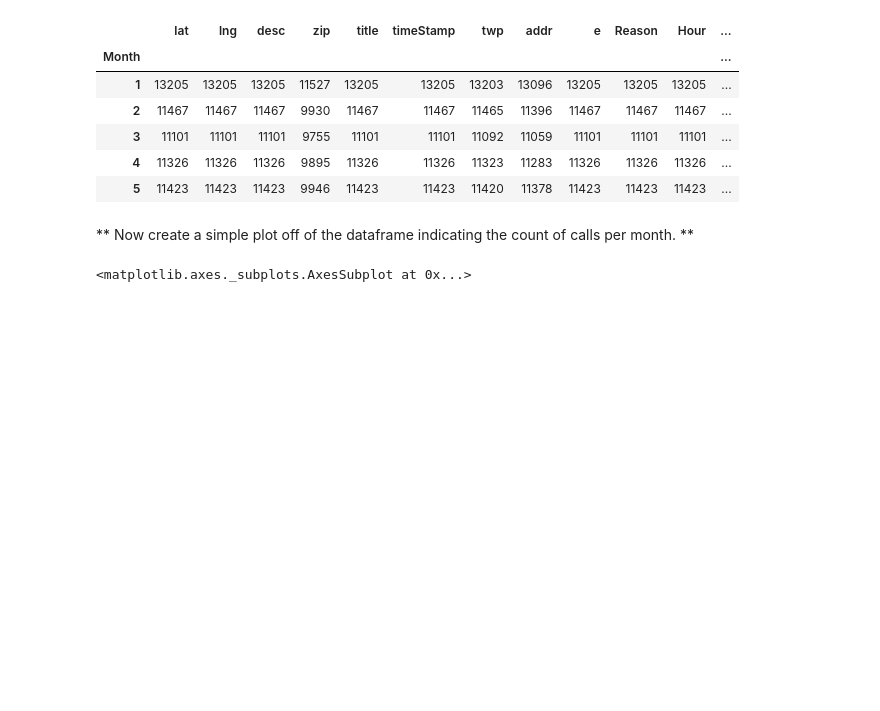
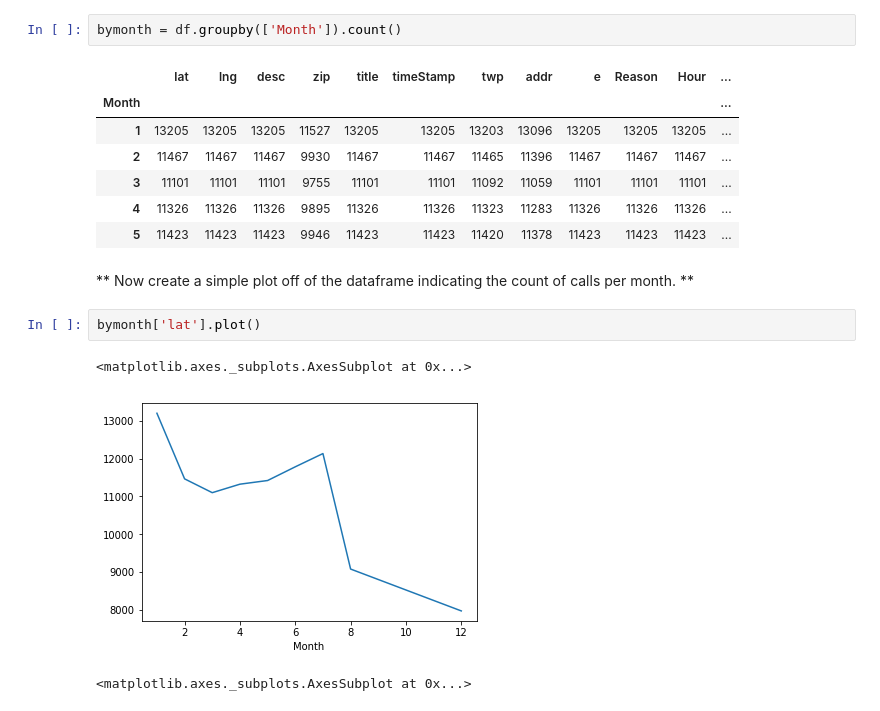
Before and after one commit to ameyaditya/Machine_Learning, a Jupyter notebook: Projects/Data Capstone Project/911 Calls Data Capstone Project .ipynb, the cells around one changed output. Saved outputs shown, nothing was run; the diff lists cells and outputs as text; blank space fills up the shorter version.

```diff
--- a/Projects/Data Capstone Project/911 Calls Data Capstone Project .ipynb
+++ b/Projects/Data Capstone Project/911 Calls Data Capstone Project .ipynb
@@ -216,6 +247,8 @@ _____
 ** You should have noticed it was missing some Months, let's see if we can maybe fill in this information by plotting the information in another way, possibly a simple line plot that fills in the missing months, in order to do this, we'll need to do some work with pandas... **
 # %% [markdown]
 ** Now create a gropuby object called byMonth, where you group the DataFrame by the month column and use the count() method for aggregation. Use the head() method on this returned DataFrame. **
+# %%
+bymonth = df.groupby(['Month']).count()
 # %%
 # %% [output]
 |  | lat | lng | desc | zip | title | timeStamp | twp | addr | e | Reason | Hour | ... |
@@ -227,6 +260,11 @@ _____
 | 5 | 11423 | 11423 | 11423 | 9946 | 11423 | 11423 | 11420 | 11378 | 11423 | 11423 | 11423 | ... |
 # %% [markdown]
 ** Now create a simple plot off of the dataframe indicating the count of calls per month. **
+# %%
+bymonth['lat'].plot()
+# %% [output]
+<matplotlib.axes._subplots.AxesSubplot at 0x...>
+[figure, added]
 # %%
 # %% [output]
 <matplotlib.axes._subplots.AxesSubplot at 0x...>
```
Also changed, not shown: parts of 10 cells of this notebook.
